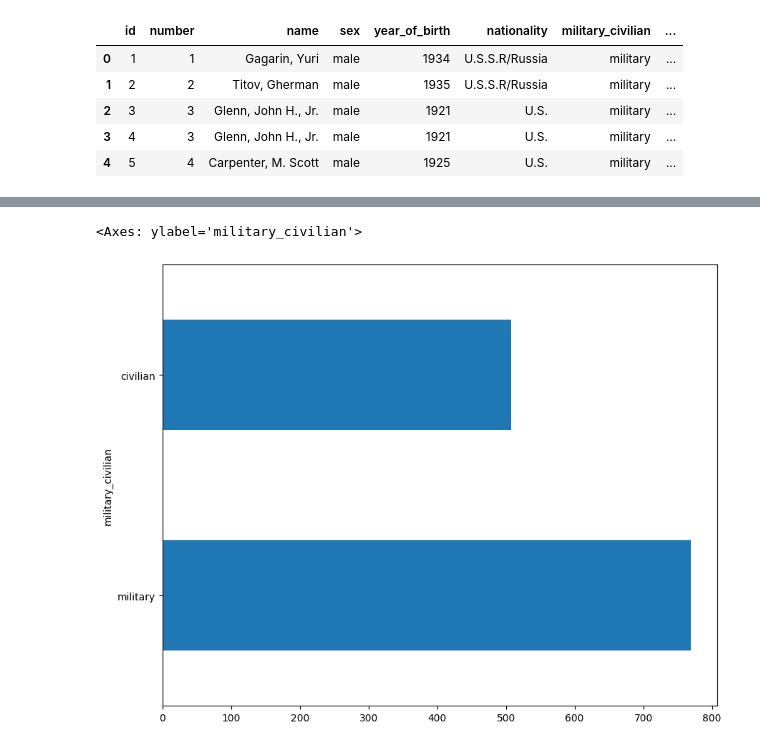
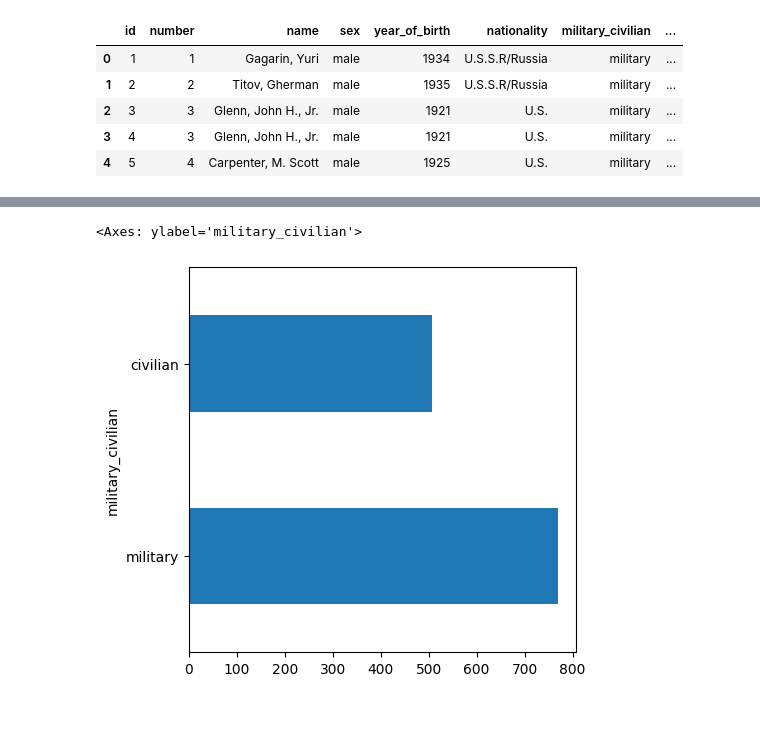
Before and after one commit to com-480-data-visualization/AOE, a Jupyter notebook: Data Analysis.ipynb, the cells around one changed output, grey strips where cells are left out. Saved outputs shown, nothing was run; the diff lists cells and outputs as text; code cells hidden in the pictures; blank space fills up the shorter version.

```diff
--- a/Data Analysis.ipynb
+++ b/Data Analysis.ipynb
@@ -134,7 +134,7 @@ nationality.plot(kind='barh')
 # %%
 type_of_mission = df1['military_civilian'].value_counts()
-plt.figure(figsize=(10, 8))
+plt.figure(figsize=(5, 5))
 type_of_mission.plot(kind='barh')
 # %% [output]
 <Axes: ylabel='military_civilian'>
-[figure, old version]
+[figure, new version]
```
Also changed, not shown: parts of 1 cell of this notebook.
